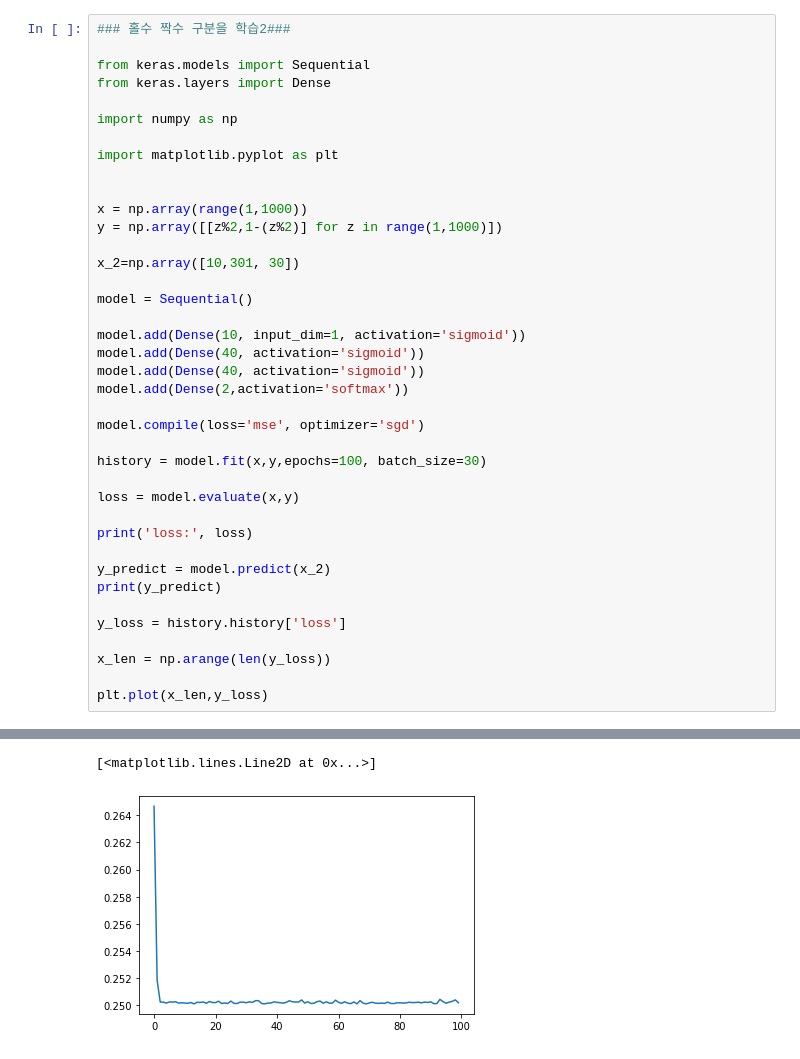
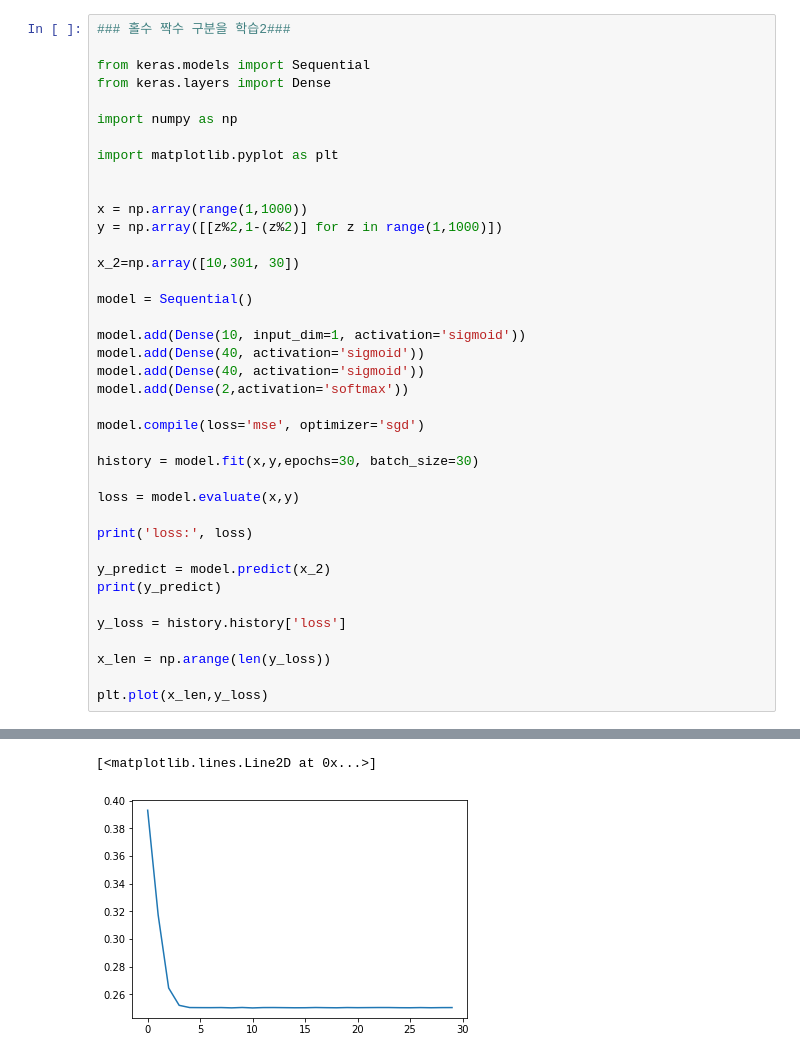
Before and after one commit to yooyeollee/2022, a Jupyter notebook: Very_simple_ANN.ipynb, the cells around one changed output, grey strips where cells are left out. Saved outputs shown, nothing was run; the diff lists cells and outputs as text.

```diff
--- a/Very_simple_ANN.ipynb
+++ b/Very_simple_ANN.ipynb
@@ -72,7 +72,7 @@ model.add(Dense(2,activation='softmax'))
 
 model.compile(loss='mse', optimizer='sgd')
 
-history = model.fit(x,y,epochs=100, batch_size=30)
+history = model.fit(x,y,epochs=30, batch_size=30)
 
 loss = model.evaluate(x,y)
 
@@ -107,5 +107,5 @@ Epoch 6/100
 [<matplotlib.lines.Line2D at 0x...>]
-[figure, old version]
+[figure, new version]
 # %%
 ### 홀수 짝수 구분을 학습3###
 
```
Also changed, not shown: parts of 3 cells of this notebook.
